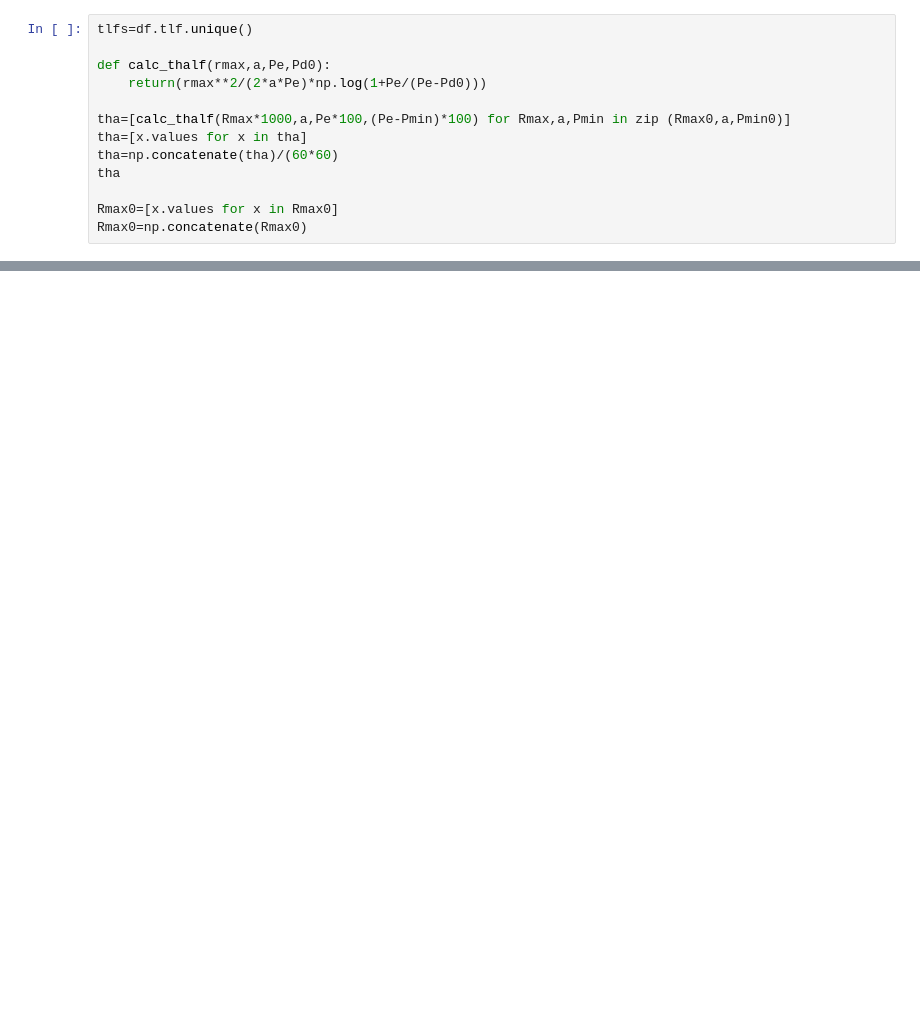
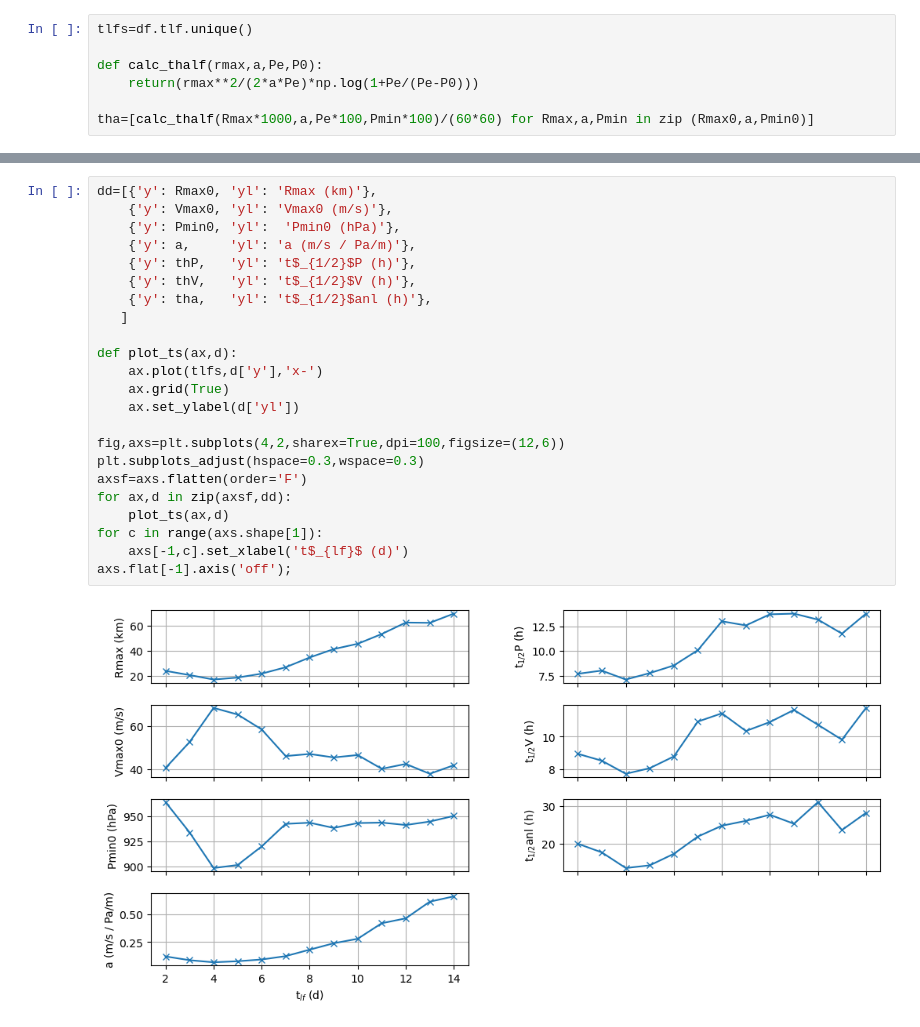
Before and after one commit to suprdory/wrfstore-py, a Jupyter notebook: fit_decay_stats.ipynb, the cells around one changed output, grey strips where cells are left out. Drawn from its saved outputs; the diff is of its cells as text; blank space fills up the shorter version.

```diff
--- a/fit_decay_stats.ipynb
+++ b/fit_decay_stats.ipynb
@@ -85,13 +97,7 @@ for n,tlf in enumerate(tlfs):
 # %%
 tlfs=df.tlf.unique()
 
-def calc_thalf(rmax,a,Pe,Pd0):
-    return(rmax**2/(2*a*Pe)*np.log(1+Pe/(Pe-Pd0)))
+def calc_thalf(rmax,a,Pe,P0):
+    return(rmax**2/(2*a*Pe)*np.log(1+Pe/(Pe-P0)))
 
-tha=[calc_thalf(Rmax*1000,a,Pe*100,(Pe-Pmin)*100) for Rmax,a,Pmin in zip (Rmax0,a,Pmin0)]
-tha=[x.values for x in tha]
-tha=np.concatenate(tha)/(60*60)
-tha
-
-Rmax0=[x.values for x in Rmax0]
-Rmax0=np.concatenate(Rmax0)
+tha=[calc_thalf(Rmax*1000,a,Pe*100,Pmin*100)/(60*60) for Rmax,a,Pmin in zip (Rmax0,a,Pmin0)]
@@ -169,0 +104,25 @@ Text(0.5, 0.98, 'Dry')
+# %%
+dd=[{'y': Rmax0, 'yl': 'Rmax (km)'},
+    {'y': Vmax0, 'yl': 'Vmax0 (m/s)'},
+    {'y': Pmin0, 'yl':  'Pmin0 (hPa)'},
+    {'y': a,     'yl': 'a (m/s / Pa/m)'},
+    {'y': thP,   'yl': 't$_{1/2}$P (h)'},
+    {'y': thV,   'yl': 't$_{1/2}$V (h)'},
+    {'y': tha,   'yl': 't$_{1/2}$anl (h)'},
+   ]
+
+def plot_ts(ax,d):
+    ax.plot(tlfs,d['y'],'x-')
+    ax.grid(True)
+    ax.set_ylabel(d['yl'])
+
+fig,axs=plt.subplots(4,2,sharex=True,dpi=100,figsize=(12,6))
+plt.subplots_adjust(hspace=0.3,wspace=0.3)
+axsf=axs.flatten(order='F')
+for ax,d in zip(axsf,dd):
+    plot_ts(ax,d)
+for c in range(axs.shape[1]):
+    axs[-1,c].set_xlabel('t$_{lf}$ (d)')
+axs.flat[-1].axis('off');
+# %% [output]
+[figure, added]
```
Also changed, not shown: parts of 8 cells of this notebook, 17 other files.
